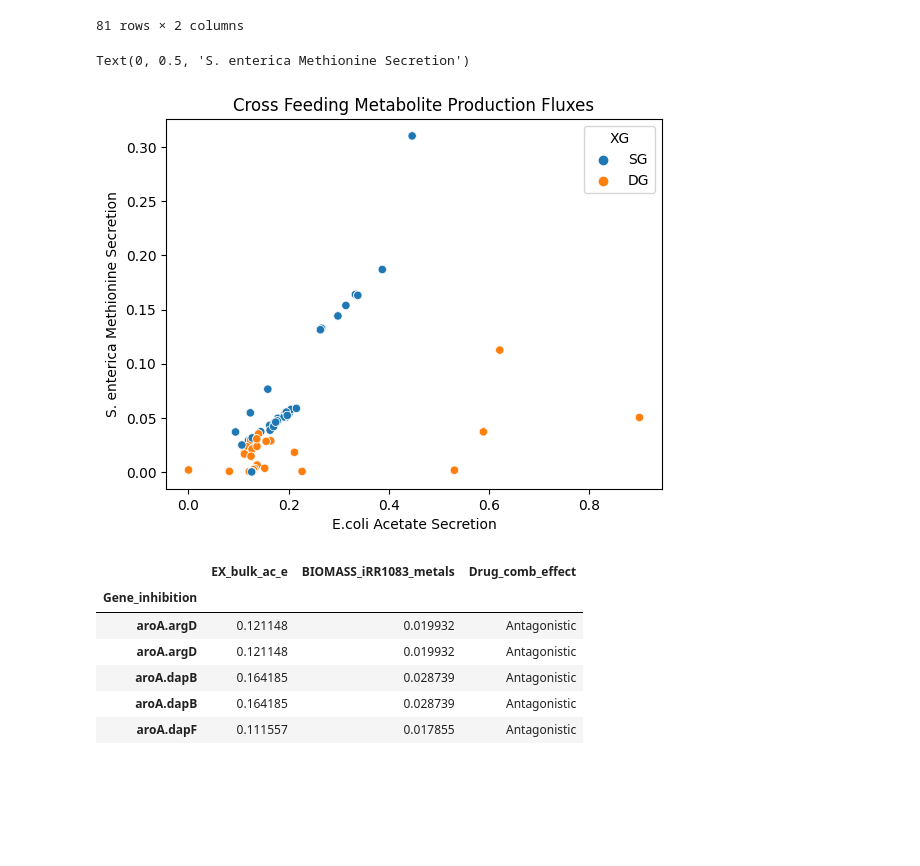
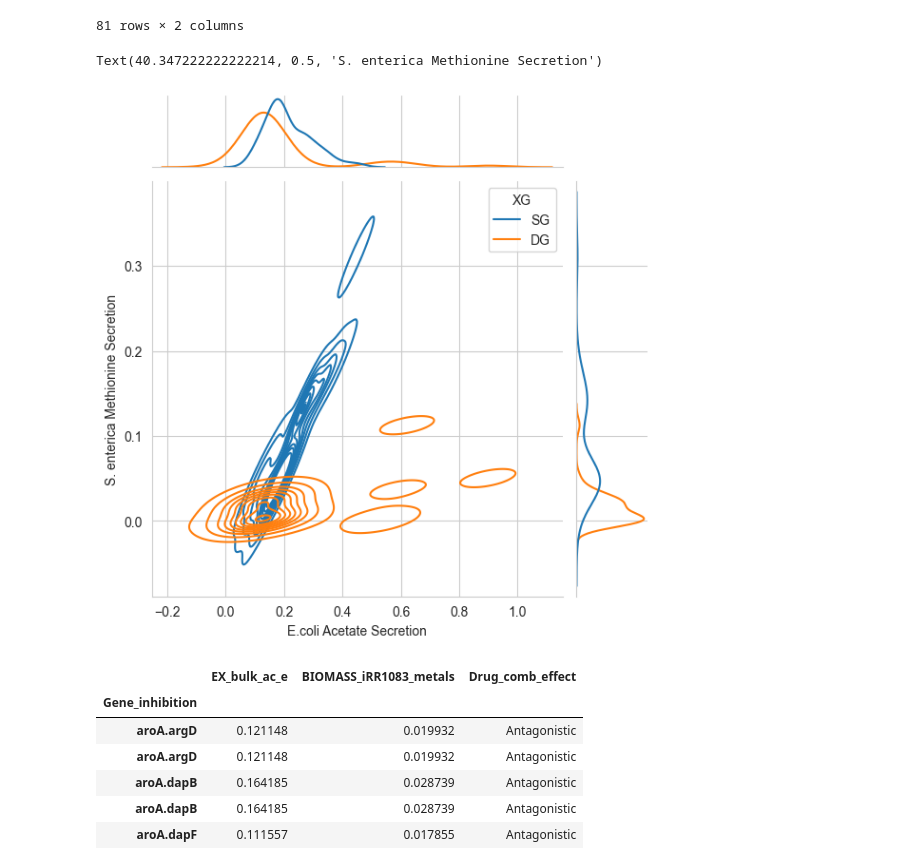
Before and after one commit to TFwongw/Harcombe_Lab, a Jupyter notebook: JupyterNotebook/flux_analysis.ipynb, the cells around one changed output. Saved outputs shown, nothing was run; the diff lists cells and outputs as text; code cells hidden in the pictures; blank space fills up the shorter version.

```diff
--- a/JupyterNotebook/flux_analysis.ipynb
+++ b/JupyterNotebook/flux_analysis.ipynb
@@ -418,21 +713,22 @@ import matplotlib.pyplot as plt
 # %%
 # cross_m = flux_compare_df.query('XG=="SG"').query("culture=='coculture'")[['EX_bulk_ac_e', 'BIOMASS_iRR1083_metals']]
 cross_m = flux_analysis_full.set_index('Species', append=True)[['EX_bulk_ac_e', 'BIOMASS_iRR1083_metals', 'XG']]
 # cross_m = cross_m
 cross_E = cross_m.query('Species=="E0"')[['EX_bulk_ac_e']].reset_index('Species',drop=True)
 cross_S = cross_m.query('Species=="S0"')[['BIOMASS_iRR1083_metals']].reset_index('Species',drop=True)
 cf = cross_E.merge(cross_S, left_index=True, right_index=True).dropna()
 cf = cf.merge(flux_analysis_full[['XG']], left_index=True, right_index=True, how='left')
 
 # cf.plot.scatter(x='EX_bulk_ac_e', y='BIOMASS_iRR1083_metals', hue='XG')
 
-sns.scatterplot(cf,x='EX_bulk_ac_e', y='BIOMASS_iRR1083_metals', hue='XG')
+# sns.scatterplot(cf,x='EX_bulk_ac_e', y='BIOMASS_iRR1083_metals', hue='XG')
+sns.jointplot(cf,x='EX_bulk_ac_e', y='BIOMASS_iRR1083_metals', hue='XG', kind='kde')
 # plt.title('Cross Feeding Metabolite Production Fluxes')
 plt.xlabel('E.coli Acetate Secretion')
 plt.ylabel('S. enterica Methionine Secretion')
 # %% [output]
-Text(0, 0.5, 'S. enterica Methionine Secretion')
+Text(40.347222222222214, 0.5, 'S. enterica Methionine Secretion')
-[figure, old version]
+[figure, new version]
 # %%
 colors = {'Synergistic': 'orange', 'Additive': 'purple', 'Antagonistic': 'blue'}
 color_list = [colors[group] for group in carbon_allocation_E_wide['categorical_variable']]
```
Also changed, not shown: parts of 31 cells of this notebook.
